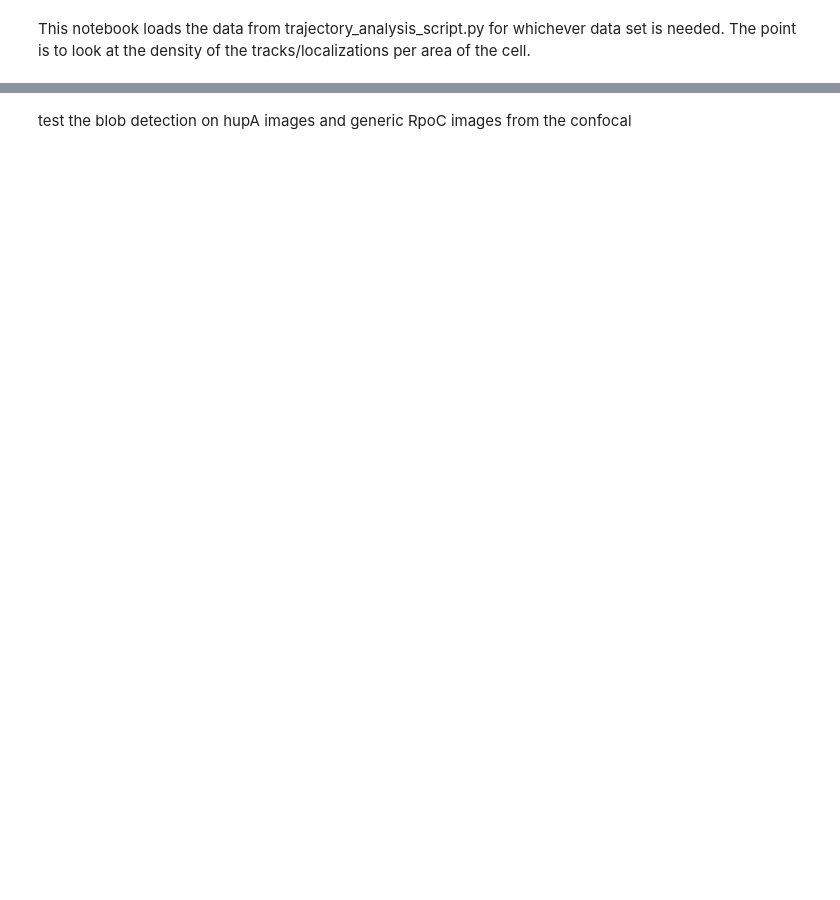
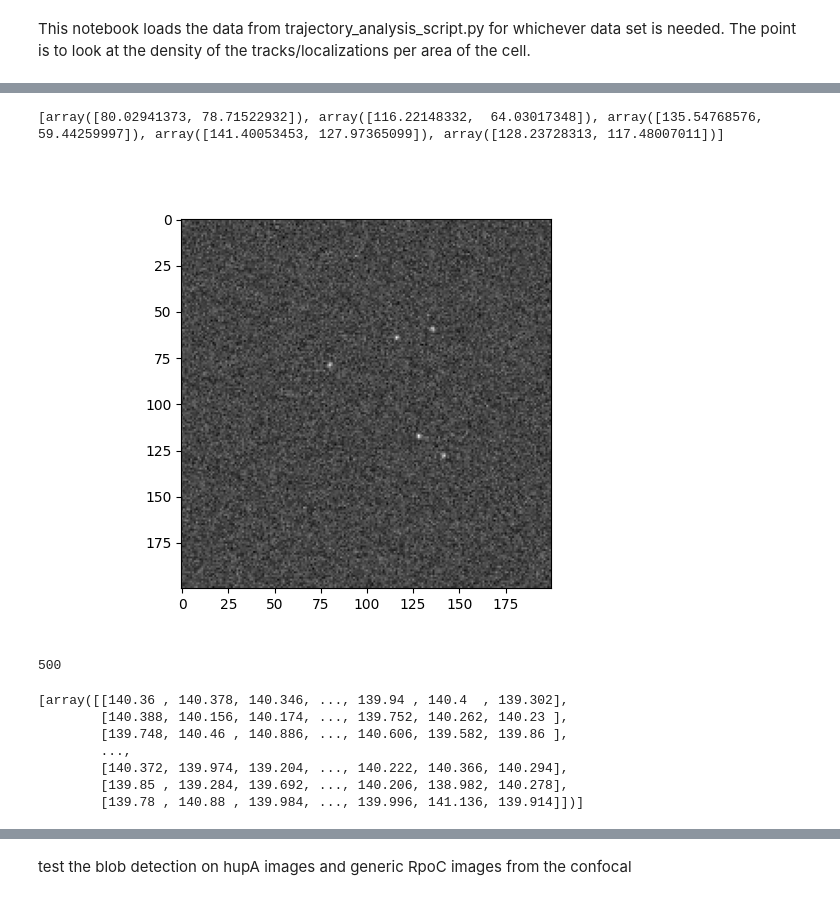
Before and after one commit to joemans3/Single_Particle_Analysis, a Jupyter notebook: Density_Map.ipynb, the cells around one changed output, grey strips where cells are left out. Drawn from its saved outputs; the diff is of its cells as text; code cells hidden in the pictures; blank space fills up the shorter version.

Commit message:
movie generator and bug fixes

```diff
--- a/Density_Map.ipynb
+++ b/Density_Map.ipynb
@@ -44,0 +51,25 @@ globals = {"olympus_pixel_size":130,"confocal_pixel_size":79}
+# %%
+#cell parameters
+cell_parms = {
+    "diffusion_coefficients":1e-2*np.ones(100),
+    "initials":np.random.uniform(50,150,(100,2)),
+    "num_tracks":100,
+    "track_type":"fbm",
+    "hursts":0.5*np.ones(100),
+    "dims":(200,200),
+    "movie_frames":500
+}
+
+#sim_params
+sim_params = {
+    "track_length_mean":10,
+    "track_distribution":"exponential",
+    "exposure_time":20,#ms same as frame_time
+    "base_noise":140,
+    "point_intensity":20,
+    "psf_sigma":0.82,
+    "frame_time":20,#ms
+    "pixel_size":globals["confocal_pixel_size"],
+}
+cell_sim = simulate_cells.Simulate_cells(cell_parms,sim_params)
+a = cell_sim.get_cell()
@@ -44,0 +83,22 @@ globals = {"olympus_pixel_size":130,"confocal_pixel_size":79}
+# %%
+print(a["points_per_frame"]["42"])
+
+#plot the first frame of the cell
+plt.figure()
+plt.imshow(a["map"][42],cmap="gray")
+plt.show()
+print(a["map"].shape[0])
+
+simulate_cells.make_directory_structure("/Users/baljyot/Documents/2022-2023/PhD_Thesis/sim_data/h_0.5_track_100_diff_001_random/","test_seg",a["map"],"mean",1,
+                                        data=a,params={"cell_parms":cell_parms,"sim_params":sim_params})
+# %% [output]
+[array([80.02941373, 78.71522932]), array([116.22148332,  64.03017348]), array([135.54768576,  59.44259997]), array([141.40053453, 127.97365099]), array([128.23728313, 117.48007011])]
+[figure, added]
+500
+[array([[140.36 , 140.378, 140.346, ..., 139.94 , 140.4  , 139.302],
+        [140.388, 140.156, 140.174, ..., 139.752, 140.262, 140.23 ],
+        [139.748, 140.46 , 140.886, ..., 140.606, 139.582, 139.86 ],
+        ...,
+        [140.372, 139.974, 139.204, ..., 140.222, 140.366, 140.294],
+        [139.85 , 139.284, 139.692, ..., 140.206, 138.982, 140.278],
+        [139.78 , 140.88 , 139.984, ..., 139.996, 141.136, 139.914]])]
```
Also changed, not shown: parts of 18 cells of this notebook, 10 other files.
